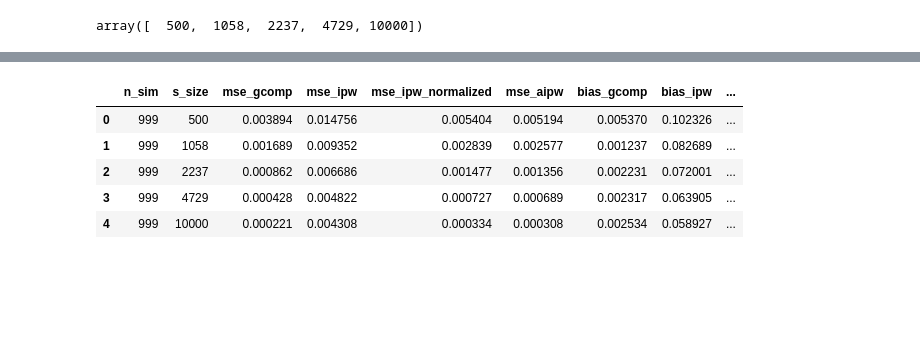
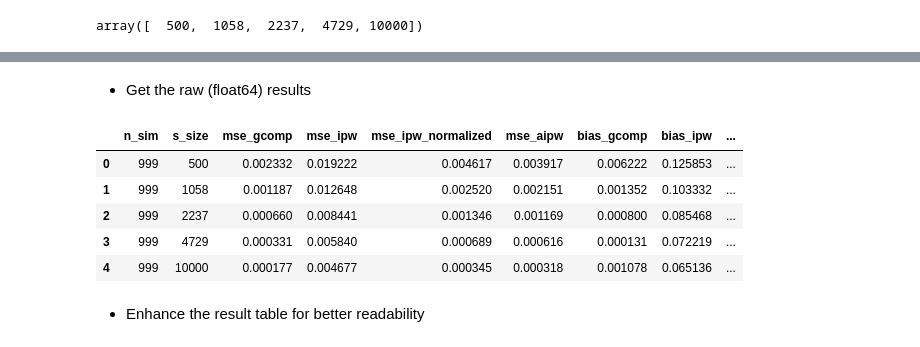
Before and after one commit to fcgrolleau/causal_inference_tuto, a Jupyter notebook: tuto.ipynb, the cells around one changed output, grey strips where cells are left out. Cells and saved outputs as stored; diff of their text form; code cells hidden in the pictures; blank space fills up the shorter version.

```diff
--- a/tuto.ipynb
+++ b/tuto.ipynb
@@ -134,5 +264,14 @@ g_comp_ate_estimator(data, mlp_model)
 # %%
 def ipw_ate_estimator(data, sk_model):
+    """
+    Input:
+    - data: a pandas DataFrame with columns 'X', 'T', and 'Y'
+    - sk_model: a Scikit-Learn model that can predict probabilities of T given X
+    Output:
+    - ipw_ate_estimate (float): the IPW estimate of the ATE
+    - ipw_ate_estimate_normalized (float): the IPW estimate of the ATE using normalized weights
+    - ps_model: the fitted model for predicting T given X
+    """
     # Prepare the propensity score model P(T=1|X)
     ps_model = clone(sk_model)
 
@@ -174,4 +313,0 @@ ipw_ate_estimator(data, mlp_model)
-# %%
-# We can obtain estimates and fitted models from our functions as follows
-gcomp_ate_estimate, pr_model_t1, pr_model_t0 = g_comp_ate_estimator(data, mlp_model)
-ipw_ate_estimate, ipw_ate_estimate_normalized, ps_model = ipw_ate_estimator(data, mlp_model)
@@ -178,5 +316,15 @@ ipw_ate_estimate, ipw_ate_estimate_normalized, ps_model = ipw_ate_estimator(data
 # %%
 def aipw_ate_estimator(data, gcomp_ate_estimate, pr_model_t1, pr_model_t0, ps_model):
+    """
+    Input:
+    - data: a pandas DataFrame with columns 'X', 'T', and 'Y'
+    - gcomp_ate_estimate: the g-computation estimate of the ATE
+    - pr_model_t1: the fitted model for predicting Y given X for T == 1
+    - pr_model_t0: the fitted model for predicting Y given X for T == 0
+    - ps_model: the fitted model for predicting T given X
+    Output:
+    - aipw_ate_estimate (float): the AIPW estimate of the ATE
+    """
     top_left = 2 * data["T"] - 1
     pr_model_preds = data["T"] * pr_model_t1.predict_proba(data["X"].values.reshape(-1, 1))[:,1] + (1 - data["T"]) * pr_model_t0.predict_proba(data["X"].values.reshape(-1, 1))[:,1]
     top_right = data["Y"] - pr_model_preds
@@ -322 +487,4 @@ mlp_model = MLPClassifier(hidden_layer_sizes=(10,), max_iter=1000, random_state=
+# %%
+# In this simulation, we will use a MLP model with 15 hidden units as nuisance models
+mlp_model = MLPClassifier(hidden_layer_sizes=(15,), max_iter=1000, random_state=42, verbose=False)
 # %%
@@ -371,14 +542,18 @@ Simulation finished at 2024-12-03-09-59-43
+# %% [markdown]
+* Get the raw (float64) results
 # %%
 float_res_df = json_normalize([sim.analyzed_results for sim in all_results])
-float_res_df.columns = [col.replace('.', '_') for col in results_df.columns]
+float_res_df.columns = [col.replace('.', '_') for col in float_res_df.columns]
 float_res_df
 # %% [output]
 |  | n_sim | s_size | mse_gcomp | mse_ipw | mse_ipw_normalized | mse_aipw | bias_gcomp | bias_ipw | ... |
-| 0 | 999 | 500 | 0.003894 | 0.014756 | 0.005404 | 0.005194 | 0.005370 | 0.102326 | ... |
-| 1 | 999 | 1058 | 0.001689 | 0.009352 | 0.002839 | 0.002577 | 0.001237 | 0.082689 | ... |
-| 2 | 999 | 2237 | 0.000862 | 0.006686 | 0.001477 | 0.001356 | 0.002231 | 0.072001 | ... |
-| 3 | 999 | 4729 | 0.000428 | 0.004822 | 0.000727 | 0.000689 | 0.002317 | 0.063905 | ... |
-| 4 | 999 | 10000 | 0.000221 | 0.004308 | 0.000334 | 0.000308 | 0.002534 | 0.058927 | ... |
+| 0 | 999 | 500 | 0.002332 | 0.019222 | 0.004617 | 0.003917 | 0.006222 | 0.125853 | ... |
+| 1 | 999 | 1058 | 0.001187 | 0.012648 | 0.002520 | 0.002151 | 0.001352 | 0.103332 | ... |
+| 2 | 999 | 2237 | 0.000660 | 0.008441 | 0.001346 | 0.001169 | 0.000800 | 0.085468 | ... |
+| 3 | 999 | 4729 | 0.000331 | 0.005840 | 0.000689 | 0.000616 | 0.000131 | 0.072219 | ... |
+| 4 | 999 | 10000 | 0.000177 | 0.004677 | 0.000345 | 0.000318 | 0.001078 | 0.065136 | ... |
+# %% [markdown]
+* Enhance the result table for better readability
 # %%
 # Prepare the table for better visualization
 # (this part is a bit convoluted and not particulary insighful)
```
Also changed, not shown: parts of 53 cells of this notebook.
